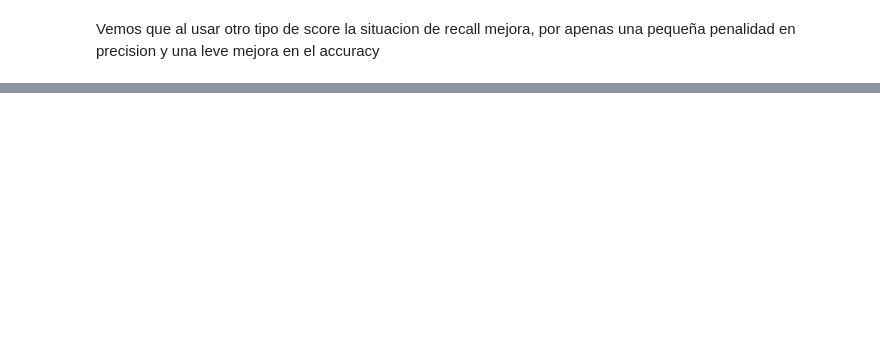
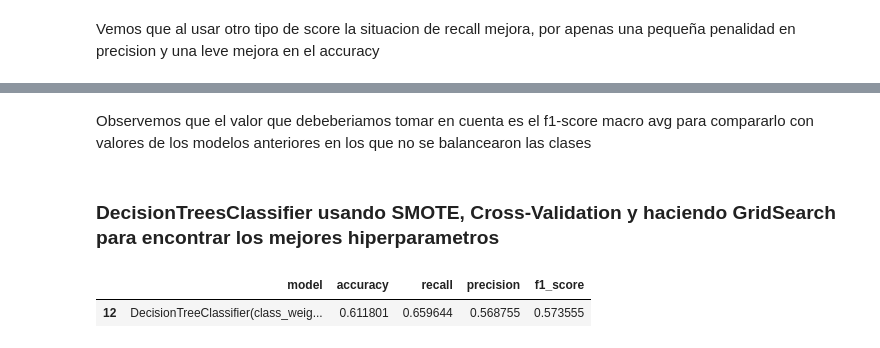
Before and after one commit to francozacco/Mentorias, a Jupyter notebook: TP03/Introducción_A_A.ipynb, the cells around one changed output, grey strips where cells are left out. Cells and saved outputs as stored; diff of their text form; code cells hidden in the pictures; blank space fills up the shorter version.

```diff
--- a/TP03/Introducción_A_A.ipynb
+++ b/TP03/Introducción_A_A.ipynb
@@ -1092,0 +1233,23 @@ Vemos que al usar otro tipo de score la situacion de recall mejora, por apenas u
+# %% [markdown]
+Observemos que el valor que debeberiamos tomar en cuenta es el f1-score macro avg para compararlo con valores de los modelos anteriores en los que no se balancearon las clases
+# %% [markdown]
+### DecisionTreesClassifier usando SMOTE, Cross-Validation y haciendo GridSearch para encontrar los mejores hiperparametros
+# %%
+# DecisionTreeClassifier
+best_dt = pd.DataFrame(columns = ['model', 'accuracy', 'recall', 'precision', 'f1_score'])
+
+for c in ['gini', 'entropy']:
+    for md in [3, 4, 5, 7]:
+        for msl in [1, 2, 3, 4, 5, 6]:
+            dt_clf = DecisionTreeClassifier(random_state=2402, criterion=c, max_depth=md, min_samples_leaf=msl)
+            my_scores = cv_and_smote(dt_clf, X_train_std, y_train, X_test_std)
+            best_dt = best_dt.append({'model': dt_clf,
+                                        'accuracy': my_scores[0],
+                                        'recall':  my_scores[1],
+                                        'precision':  my_scores[2],
+                                        'f1_score':  my_scores[3]}, ignore_index=True)
+
+best_dt.iloc[[best_dt['f1_score'].idxmax()]]
+# %% [output]
+|  | model | accuracy | recall | precision | f1_score |
+| 12 | DecisionTreeClassifier(class_weig... | 0.611801 | 0.659644 | 0.568755 | 0.573555 |
```
Also changed, not shown: parts of 62 cells of this notebook.
